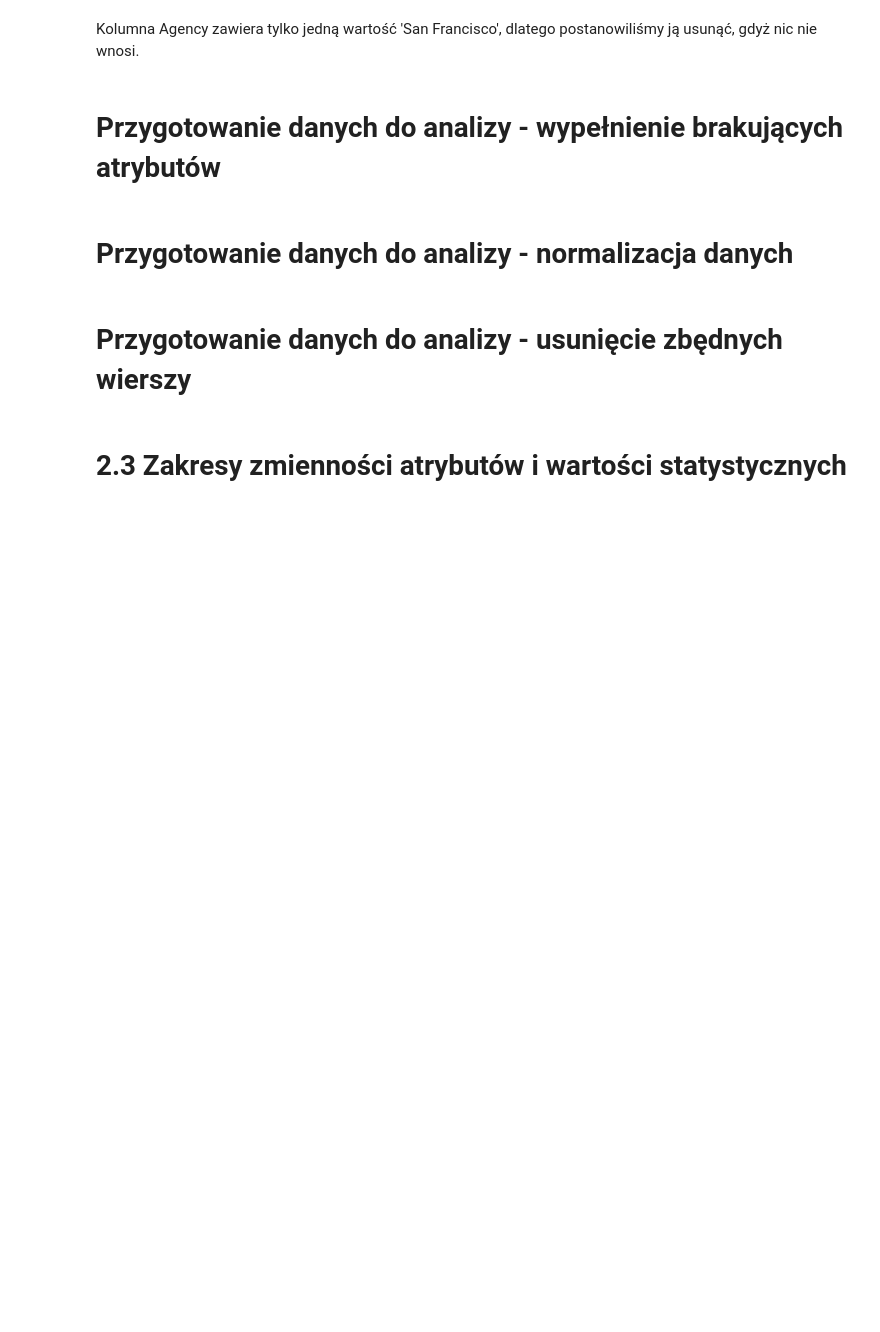
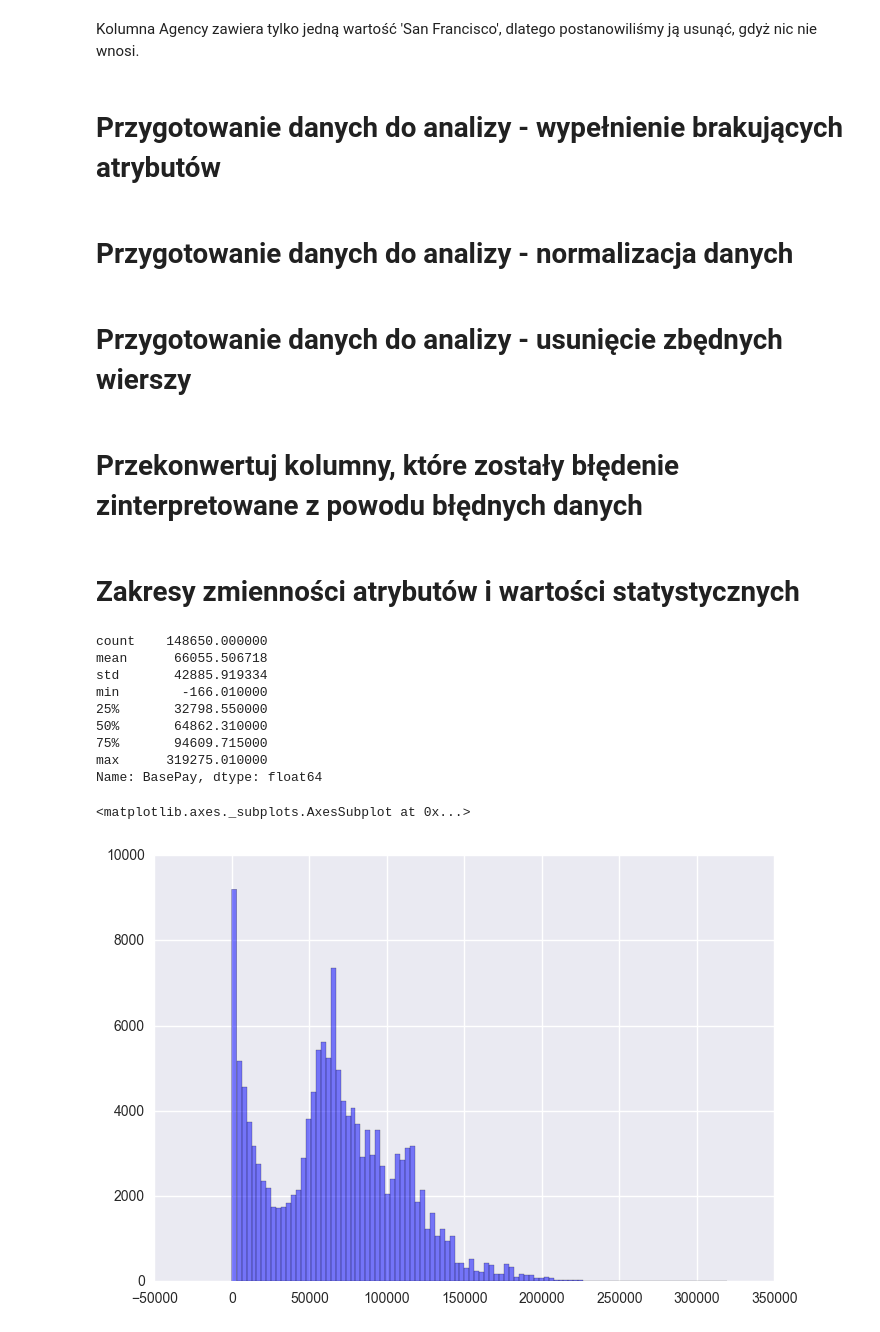
Before and after one commit to cocsackie/EKS, a Jupyter notebook: zespol38.ipynb, the cells around one changed output. Drawn from its saved outputs; the diff is of its cells as text; code cells hidden in the pictures; blank space fills up the shorter version.

```diff
--- a/zespol38.ipynb
+++ b/zespol38.ipynb
@@ -149,0 +154,2 @@ data = data[data.JobTitle != "NOT PROVIDED"]
+# %% [markdown]
+# Przekonwertuj kolumny, które zostały błędenie zinterpretowane z powodu błędnych danych
@@ -150,5 +161,18 @@ data = data[data.JobTitle != "NOT PROVIDED"]
 # %% [markdown]
-# 2.3 Zakresy zmienności atrybutów i wartości statystycznych
+# Zakresy zmienności atrybutów i wartości statystycznych
 # %%
-#data.BasePay.hist(color='b', alpha=0.5, bins=100)
+print data.BasePay.describe()
+data.BasePay.hist(color='b', alpha=0.5, bins=100)
+# %% [output]
+count    148650.000000
+mean      66055.506718
+std       42885.919334
+min        -166.010000
+25%       32798.550000
+50%       64862.310000
+75%       94609.715000
+max      319275.010000
+Name: BasePay, dtype: float64
+<matplotlib.axes._subplots.AxesSubplot at 0x...>
+[figure, added]
 # %%
```
Also changed, not shown: parts of 22 cells of this notebook.
